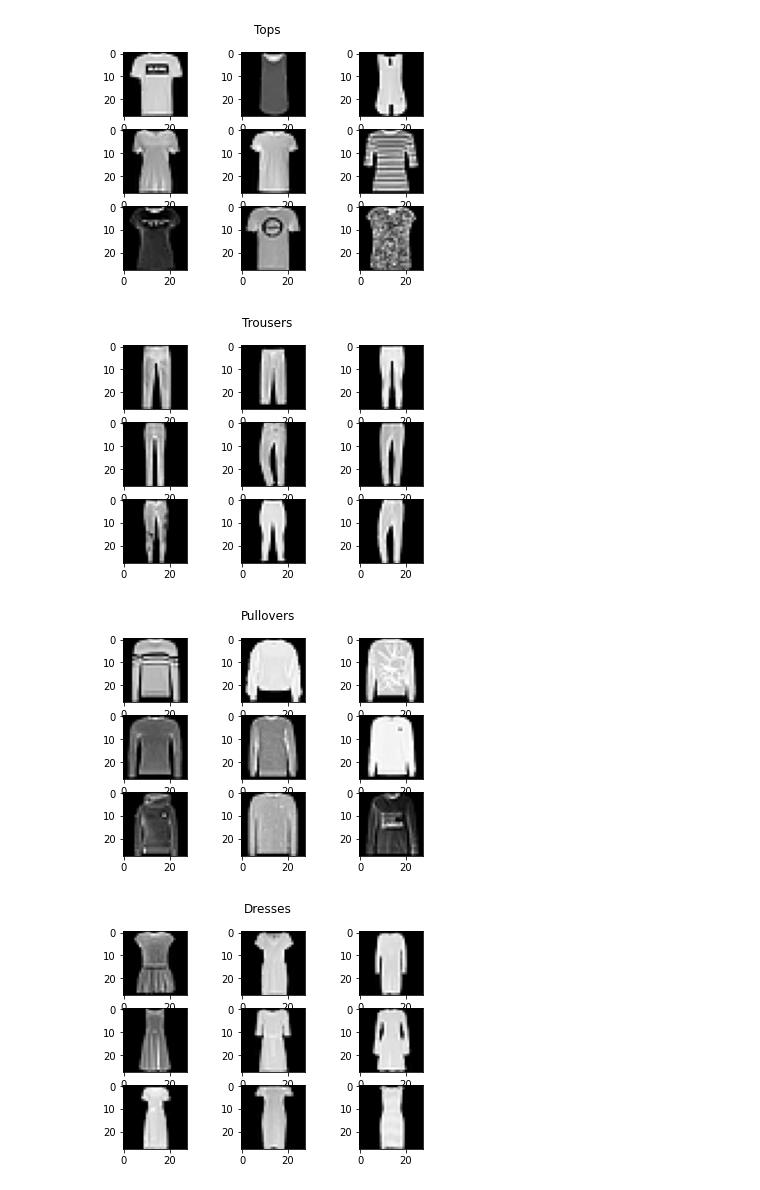
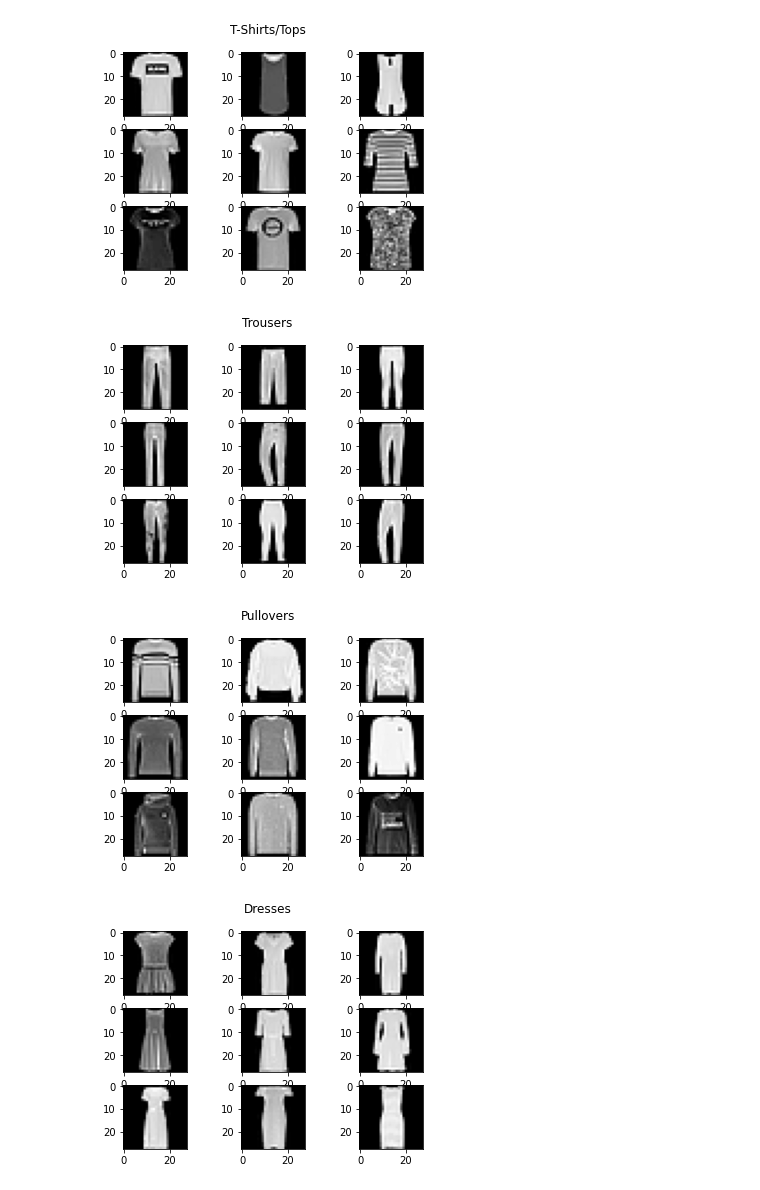
Before and after one commit to mortenhaahr/MAL, a Jupyter notebook: fashion-mnist/fashion-mnist-initial.ipynb, the cells around one changed output. Drawn from its saved outputs; the diff is of its cells as text; code cells hidden in the pictures.

```diff
--- a/fashion-mnist/fashion-mnist-initial.ipynb
+++ b/fashion-mnist/fashion-mnist-initial.ipynb
@@ -28,37 +20,45 @@ def plot_greyscale_matrix(X, title=""):
         Plots a 3x3 matrix with greyscale images from X.
     """
     for i in range(9):
         # define subplot
-        pyplot.subplot(330 + 1 + i)
+        pyplot.subplot(330 + 1 + i) # 3x3, and plot image 1+i
         pyplot.suptitle(title)
         # plot raw pixel data
         pyplot.imshow(X[i], cmap=pyplot.get_cmap('gray'))
-        # show the figure
+
+    # Saving figure(s) - uncomment if unwanted
+    title_snake_case = title.lower()
+    title_snake_case = title_snake_case.replace(' ', '_')
+    title_snake_case = title_snake_case.replace('/', '_')
+    pyplot.savefig(f"pics/initial/{title_snake_case}.png")
+
+    # show the figure
     pyplot.show()
+
 
 top = np.where(y_train == 0) # T-shirts/top
 trousers = np.where(y_train == 1)
 pullover = np.where(y_train == 2)
 dress = np.where(y_train == 3)
 coat = np.where(y_train == 4)
 sandal = np.where(y_train == 5)
 shirt = np.where(y_train == 6)
 sneaker = np.where(y_train == 7)
 bag = np.where(y_train == 8)
 ankle_boot = np.where(y_train == 9)
 
-plot_greyscale_matrix(X_train[top[0]], "Tops")
+plot_greyscale_matrix(X_train[top[0]], "T-Shirts/Tops")
 plot_greyscale_matrix(X_train[trousers[0]], "Trousers")
 plot_greyscale_matrix(X_train[pullover[0]], "Pullovers")
 plot_greyscale_matrix(X_train[dress[0]], "Dresses")
 plot_greyscale_matrix(X_train[coat[0]], "Coats")
 plot_greyscale_matrix(X_train[sandal[0]], "Sandals")
 plot_greyscale_matrix(X_train[shirt[0]], "Shirts")
 plot_greyscale_matrix(X_train[sneaker[0]], "Sneakers")
 plot_greyscale_matrix(X_train[bag[0]], "Bags")
 plot_greyscale_matrix(X_train[ankle_boot[0]], "Ankle boots")
 # %% [output]
-[figure, old version]
+[figure, new version]
 [figure]
 [figure]
 [figure]
```
Also changed, not shown: parts of 4 cells of this notebook, 23 other files.
